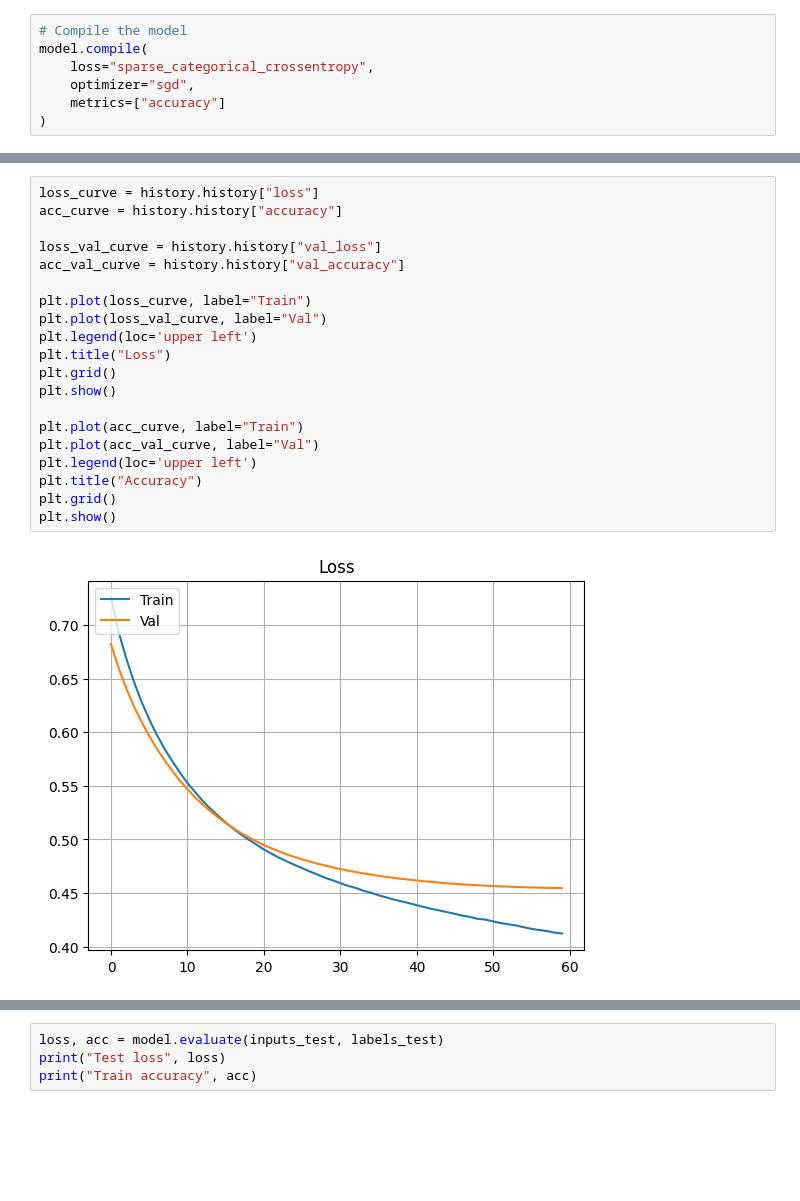
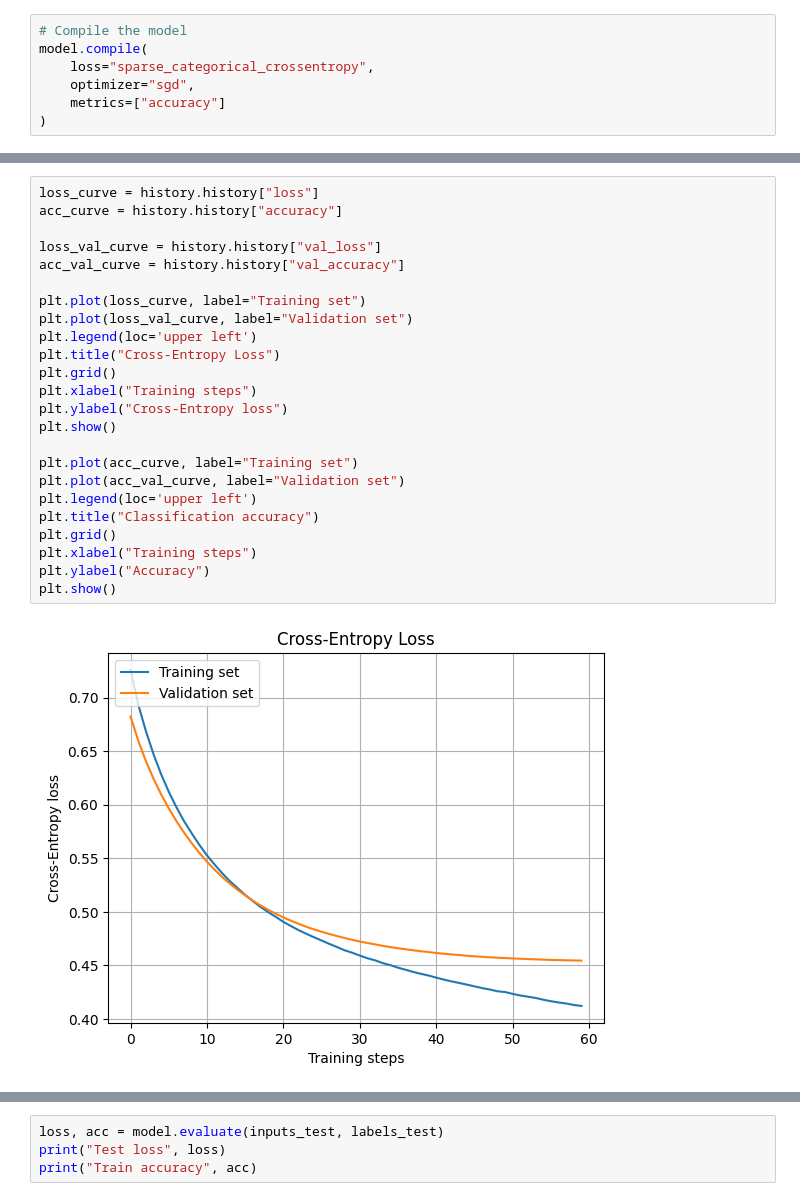
Before and after one commit to sjjtu/song-classifier, a Jupyter notebook: Neural_Network.ipynb, the cells around one changed output, grey strips where cells are left out. Cells and saved outputs as stored; diff of their text form; blank space fills up the shorter version.

```diff
--- a/Neural_Network.ipynb
+++ b/Neural_Network.ipynb
@@ -72,22 +72,26 @@ Epoch 60/60
 # %%
 loss_curve = history.history["loss"]
 acc_curve = history.history["accuracy"]
 
 loss_val_curve = history.history["val_loss"]
 acc_val_curve = history.history["val_accuracy"]
 
-plt.plot(loss_curve, label="Train")
-plt.plot(loss_val_curve, label="Val")
+plt.plot(loss_curve, label="Training set")
+plt.plot(loss_val_curve, label="Validation set")
 plt.legend(loc='upper left')
-plt.title("Loss")
+plt.title("Cross-Entropy Loss")
 plt.grid()
+plt.xlabel("Training steps")
+plt.ylabel("Cross-Entropy loss")
 plt.show()
 
-plt.plot(acc_curve, label="Train")
-plt.plot(acc_val_curve, label="Val")
+plt.plot(acc_curve, label="Training set")
+plt.plot(acc_val_curve, label="Validation set")
 plt.legend(loc='upper left')
-plt.title("Accuracy")
+plt.title("Classification accuracy")
 plt.grid()
+plt.xlabel("Training steps")
+plt.ylabel("Accuracy")
 plt.show()
 # %% [output]
-[figure, old version]
+[figure, new version]
```
Also changed, not shown: parts of 4 cells of this notebook, 3 other files.
